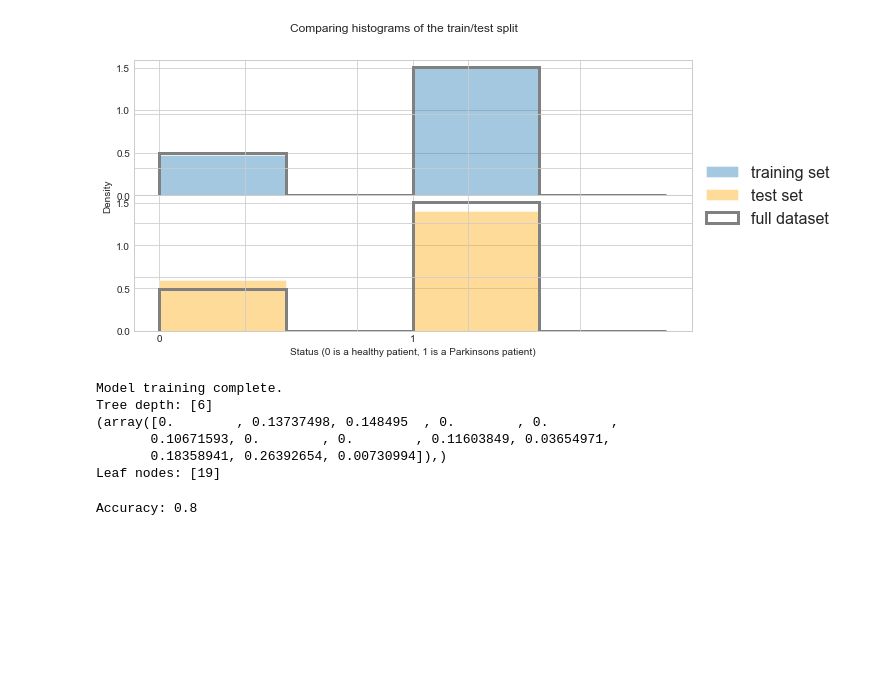
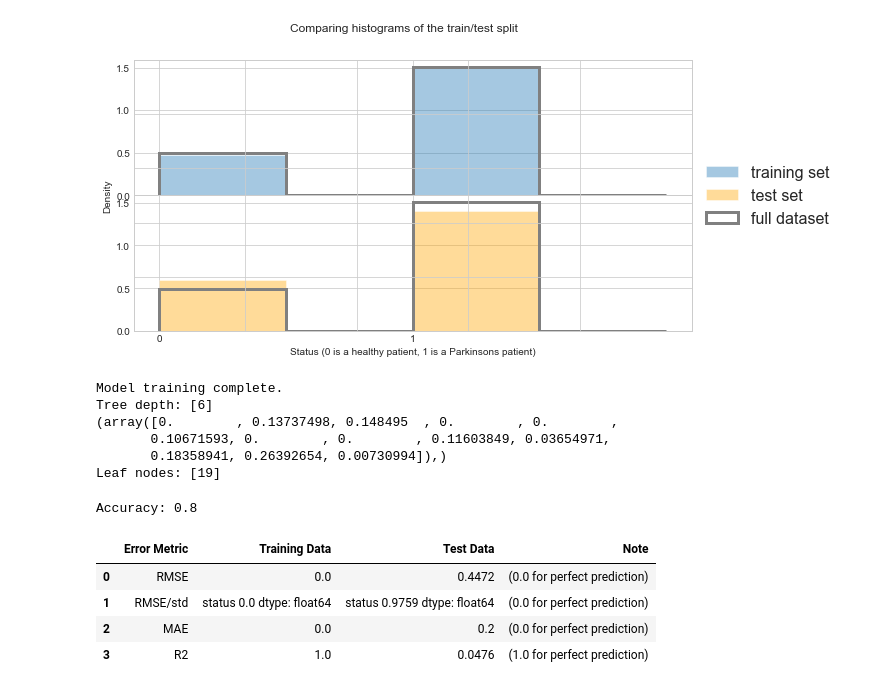
Before and after one commit to casildalewis/ParkinsonsDisease, a Jupyter notebook: parkinsons.ipynb, the cells around one changed output. Cells and saved outputs as stored; diff of their text form; code cells hidden in the pictures; blank space fills up the shorter version.

```diff
--- a/parkinsons.ipynb
+++ b/parkinsons.ipynb
@@ -238,3 +233,33 @@ Accuracy: 0.8
+# %%
+# various stats
+
+def rmse(y_true, Y_predictions): return round(np.sqrt(metrics.mean_squared_error(y_true, Y_predictions)),4)
+def rmse_std(y_true, Y_predictions): return round(rmse(y_true, Y_predictions)/np.std(y_true),4)
+def mae(y_true, Y_predictions): return round(metrics.mean_absolute_error(y_true, Y_predictions),4)
+def r2(y_true, Y_predictions): return round(metrics.r2_score(y_true, Y_predictions),4)
+
+rmse_left = rmse(y_train,Train_predictions)
+rmse_std_left = rmse_std(y_train,Train_predictions)
+mae_left = mae(y_train,Train_predictions)
+r2_left = r2(y_train,Train_predictions)
+
+rmse_right = rmse(y_test,Test_predictions)
+rmse_std_right = rmse_std(y_test,Test_predictions)
+mae_right = mae(y_test,Test_predictions)
+r2_right = r2(y_test,Test_predictions)
+
+stats_df = pd.DataFrame({'Error Metric' : ['RMSE', 'RMSE/std', 'MAE', 'R2'],
+                         "Training Data" : [str(rmse_left) , rmse_std_left, str(mae_left), r2_left],
+                         "Test Data": [str(rmse_right), rmse_std_right, str(mae_right), r2_right],
+                         'Note' : ['(0.0 for perfect prediction)', '(0.0 for perfect prediction)','(0.0 for perfect prediction)','(1.0 for perfect prediction)']})
+
+stats_df
+# %% [output]
+|  | Error Metric | Training Data | Test Data | Note |
+| 0 | RMSE | 0.0 | 0.4472 | (0.0 for perfect prediction) |
+| 1 | RMSE/std | status 0.0 dtype: float64 | status 0.9759 dtype: float64 | (0.0 for perfect prediction) |
+| 2 | MAE | 0.0 | 0.2 | (0.0 for perfect prediction) |
+| 3 | R2 | 1.0 | 0.0476 | (1.0 for perfect prediction) |
 # %%
 # # generate an image of the default decision tree
 # dot_data = sklearn.tree.export_graphviz(Default_model.estimators_[0],out_file=None,feature_names=parkinsons_df_lowcorr.columns,filled=True,rounded=True,special_characters=True)
```
Also changed, not shown: parts of 2 cells of this notebook.
